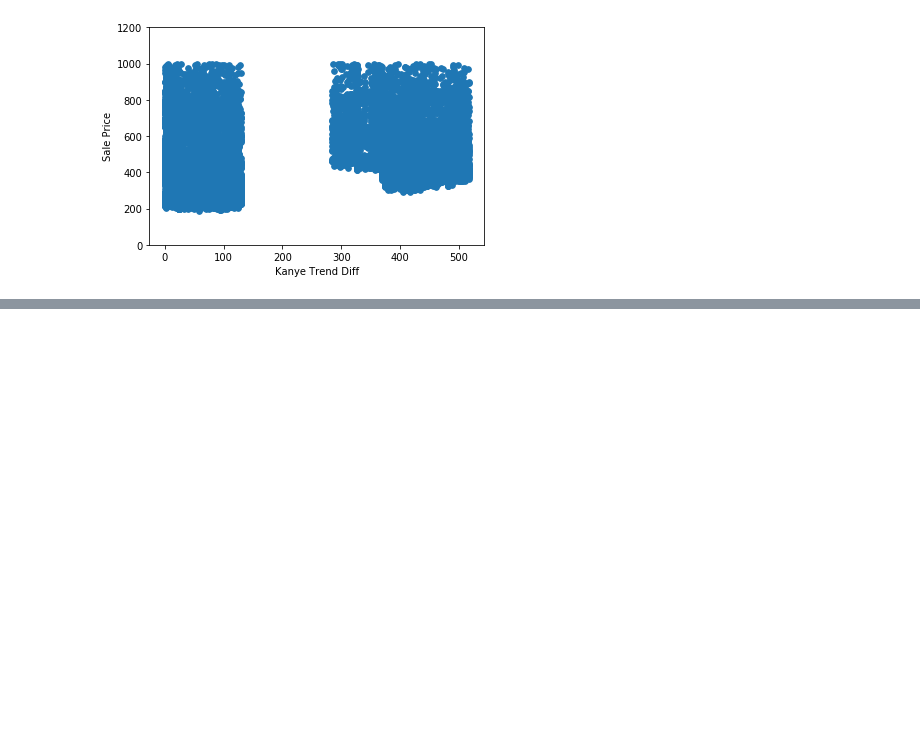
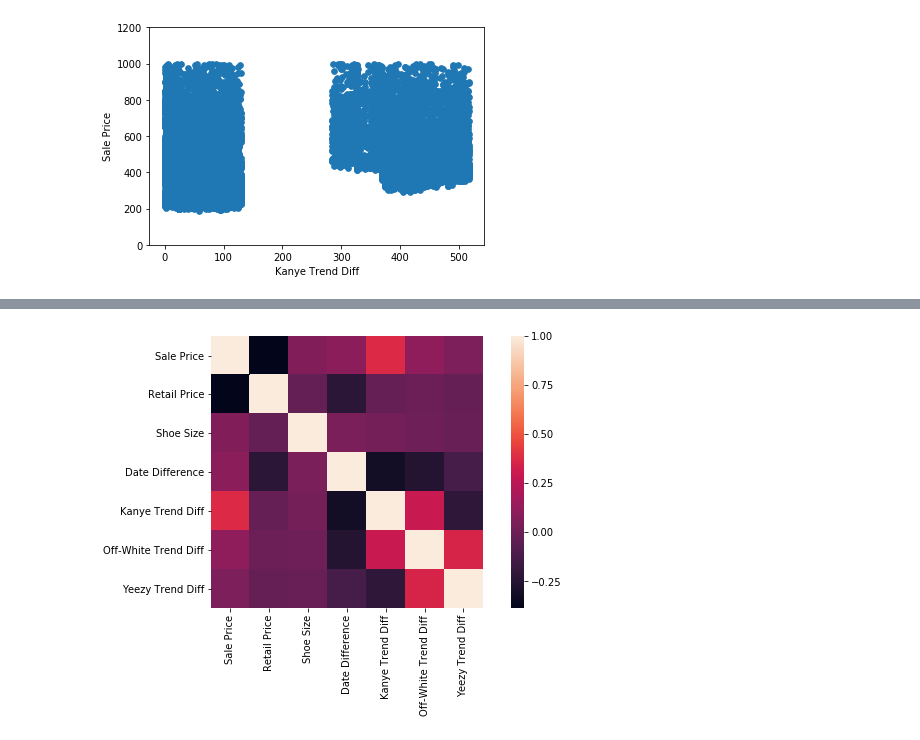
Before and after one commit to njavro/CS591, a Jupyter notebook: Project/CS591 Data Analysis.ipynb, the cells around one changed output, grey strips where cells are left out. Drawn from its saved outputs; the diff is of its cells as text; code cells hidden in the pictures; blank space fills up the shorter version.

```diff
--- a/Project/CS591 Data Analysis.ipynb
+++ b/Project/CS591 Data Analysis.ipynb
@@ -372,0 +380,7 @@ data.plot.scatter(x=var, y='Sale Price', ylim=(0,1200), s=32);
+# %%
+#Yeezy correlation
+corrmat = stockx_2019_data[stockx_2019_data['Brand'] == ' Yeezy'].corr()
+f, ax = plt.subplots(figsize=(10, 5))
+sns.heatmap(corrmat, vmax=1, square=True);
+# %% [output]
+[figure, added]
```
Also changed, not shown: parts of 3 cells of this notebook.
